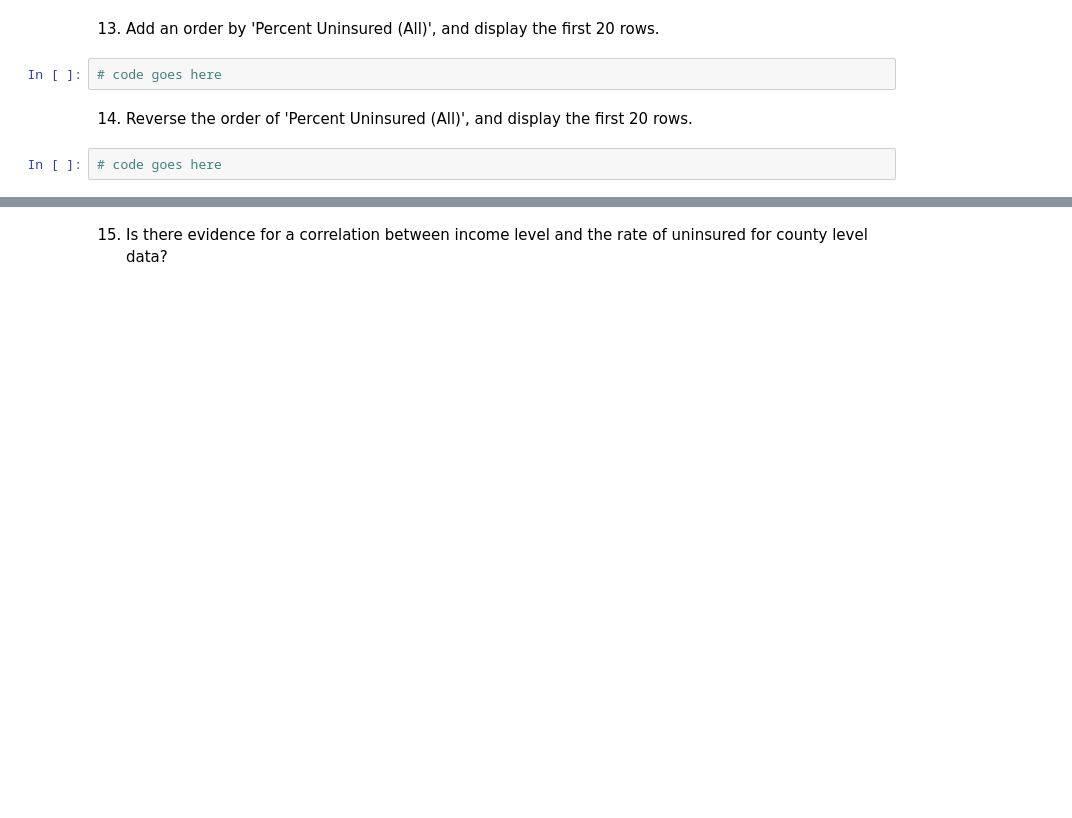
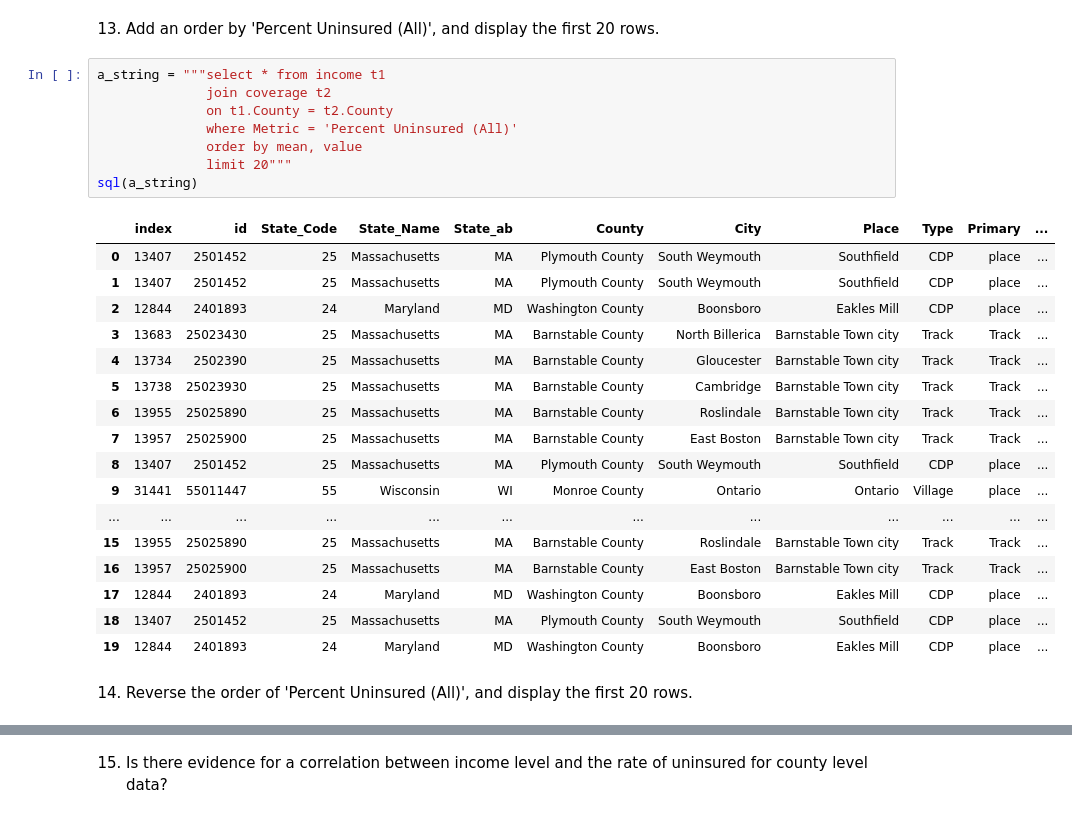
Before and after one commit to mary-vo/data-2-demo, a Jupyter notebook: week_3.ipynb, the cells around one changed output, grey strips where cells are left out. Saved outputs shown, nothing was run; the diff lists cells and outputs as text; blank space fills up the shorter version.

```diff
--- a/week_3.ipynb
+++ b/week_3.ipynb
@@ -93,8 +223,30 @@ select coverage.Value from
 # %% [markdown]
 13) Add an order by 'Percent Uninsured (All)', and display the first 20 rows.
-# %%
-# code goes here
+# %%
+a_string = """select * from income t1
+              join coverage t2
+              on t1.County = t2.County
+              where Metric = 'Percent Uninsured (All)'
+              order by mean, value
+              limit 20"""
+sql(a_string)
+# %% [output]
+|  | index | id | State_Code | State_Name | State_ab | County | City | Place | Type | Primary | ... |
+| 0 | 13407 | 2501452 | 25 | Massachusetts | MA | Plymouth County | South Weymouth | Southfield | CDP | place | ... |
+| 1 | 13407 | 2501452 | 25 | Massachusetts | MA | Plymouth County | South Weymouth | Southfield | CDP | place | ... |
+| 2 | 12844 | 2401893 | 24 | Maryland | MD | Washington County | Boonsboro | Eakles Mill | CDP | place | ... |
+| 3 | 13683 | 25023430 | 25 | Massachusetts | MA | Barnstable County | North Billerica | Barnstable Town city | Track | Track | ... |
+| 4 | 13734 | 2502390 | 25 | Massachusetts | MA | Barnstable County | Gloucester | Barnstable Town city | Track | Track | ... |
+| 5 | 13738 | 25023930 | 25 | Massachusetts | MA | Barnstable County | Cambridge | Barnstable Town city | Track | Track | ... |
+| 6 | 13955 | 25025890 | 25 | Massachusetts | MA | Barnstable County | Roslindale | Barnstable Town city | Track | Track | ... |
+| 7 | 13957 | 25025900 | 25 | Massachusetts | MA | Barnstable County | East Boston | Barnstable Town city | Track | Track | ... |
+| 8 | 13407 | 2501452 | 25 | Massachusetts | MA | Plymouth County | South Weymouth | Southfield | CDP | place | ... |
+| 9 | 31441 | 55011447 | 55 | Wisconsin | WI | Monroe County | Ontario | Ontario | Village | place | ... |
+| ... | ... | ... | ... | ... | ... | ... | ... | ... | ... | ... | ... |
+| 15 | 13955 | 25025890 | 25 | Massachusetts | MA | Barnstable County | Roslindale | Barnstable Town city | Track | Track | ... |
+| 16 | 13957 | 25025900 | 25 | Massachusetts | MA | Barnstable County | East Boston | Barnstable Town city | Track | Track | ... |
+| 17 | 12844 | 2401893 | 24 | Maryland | MD | Washington County | Boonsboro | Eakles Mill | CDP | place | ... |
+| 18 | 13407 | 2501452 | 25 | Massachusetts | MA | Plymouth County | South Weymouth | Southfield | CDP | place | ... |
+| 19 | 12844 | 2401893 | 24 | Maryland | MD | Washington County | Boonsboro | Eakles Mill | CDP | place | ... |
 # %% [markdown]
 14) Reverse the order of  'Percent Uninsured (All)', and display the first 20 rows.
-# %%
-# code goes here
```
Also changed, not shown: parts of 34 cells of this notebook, 1 other file.
